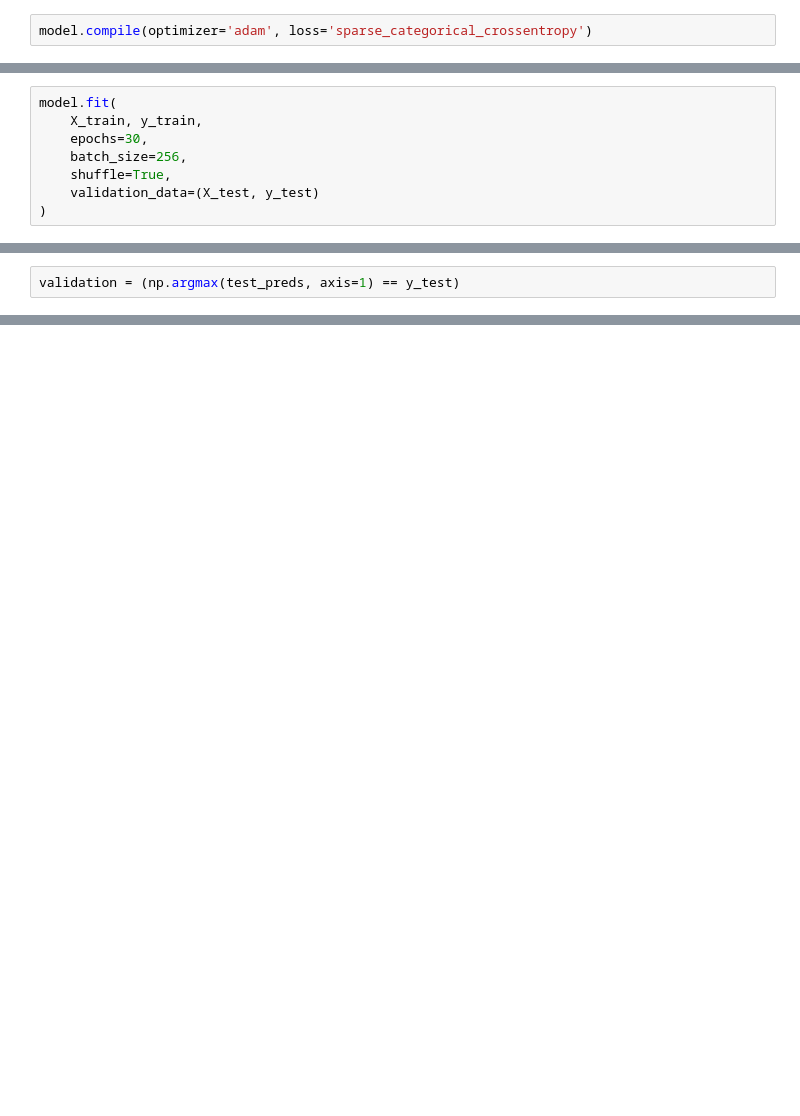
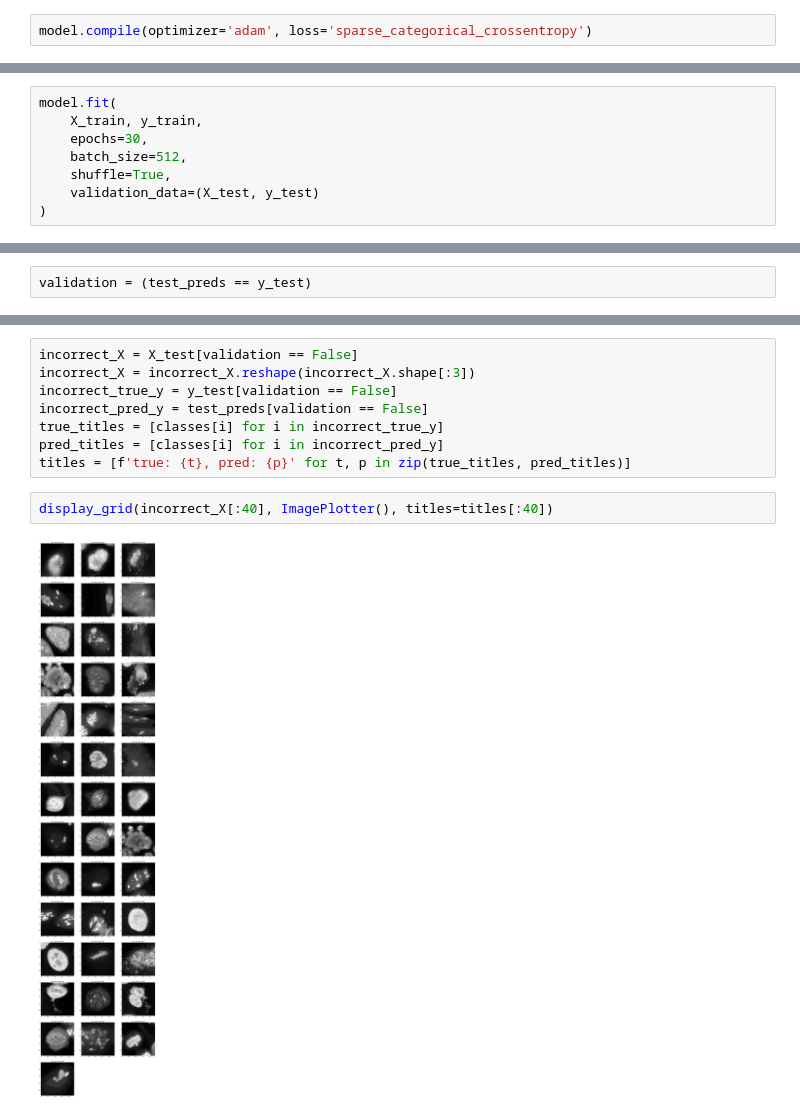
Before and after one commit to mszpyrka/AGH-AntinuclearAntibodiesClassification, a Jupyter notebook: basic-classification-convnet.ipynb, the cells around one changed output, grey strips where cells are left out. Drawn from its saved outputs; the diff is of its cells as text; blank space fills up the shorter version.

```diff
--- a/basic-classification-convnet.ipynb
+++ b/basic-classification-convnet.ipynb
@@ -156,7 +141,7 @@ X_train.shape, y_train.shape, X_test.shape, y_test.shape
 model.fit(
     X_train, y_train,
     epochs=30,
-    batch_size=256,
+    batch_size=512,
     shuffle=True,
     validation_data=(X_test, y_test)
 )
@@ -193,5 +179,5 @@ display_grid(np.squeeze(X_test[9:18], axis=3), ImagePlotter())
 # %%
-validation = (np.argmax(test_preds, axis=1) == y_test)
+validation = (test_preds == y_test)
 # %%
 np.mean(validation)
 # %% [output]
@@ -198,0 +185,12 @@ np.mean(validation)
+# %%
+incorrect_X = X_test[validation == False]
+incorrect_X = incorrect_X.reshape(incorrect_X.shape[:3])
+incorrect_true_y = y_test[validation == False]
+incorrect_pred_y = test_preds[validation == False]
+true_titles = [classes[i] for i in incorrect_true_y]
+pred_titles = [classes[i] for i in incorrect_pred_y]
+titles = [f'true: {t}, pred: {p}' for t, p in zip(true_titles, pred_titles)]
+# %%
+display_grid(incorrect_X[:40], ImagePlotter(), titles=titles[:40])
+# %% [output]
+[figure, added]
```
Also changed, not shown: parts of 12 cells of this notebook.
